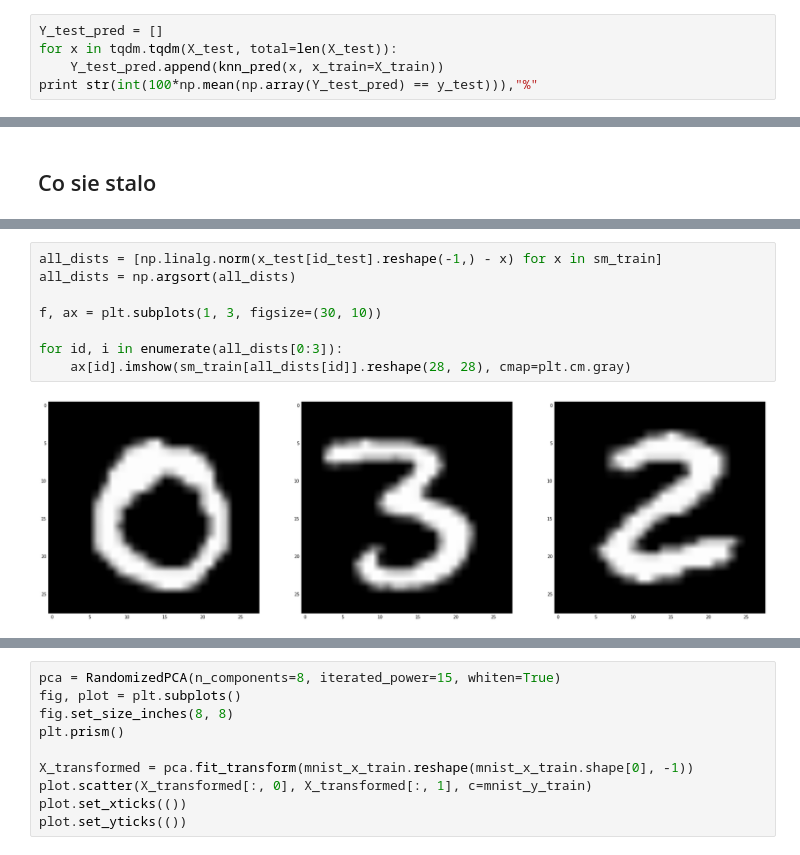
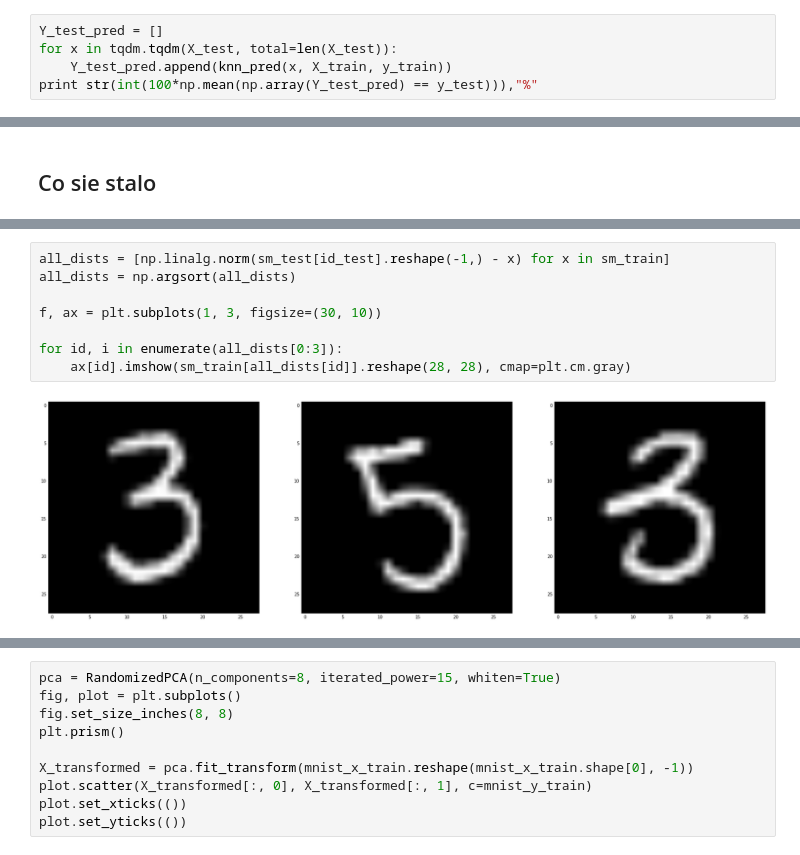
Before and after one commit to gmum/ml2017, a Jupyter notebook: L9.ipynb, the cells around one changed output, grey strips where cells are left out. Saved outputs shown, nothing was run; the diff lists cells and outputs as text.

```diff
--- a/L9.ipynb
+++ b/L9.ipynb
@@ -332,7 +333,7 @@ X_train, X_test, y_train, y_test = train_test_split(iris['data'], iris['target']
 # %%
 Y_test_pred = []
 for x in tqdm.tqdm(X_test, total=len(X_test)):
-    Y_test_pred.append(knn_pred(x, x_train=X_train))
+    Y_test_pred.append(knn_pred(x, X_train, y_train))
 print str(int(100*np.mean(np.array(Y_test_pred) == y_test))),"%"
 # %% [output]
 95 %
@@ -358,15 +359,15 @@ plt.imshow(x_test[id_test].reshape(28, 28), cmap=plt.cm.gray)
 <matplotlib.image.AxesImage at 0x...>
 [figure]
 # %%
-all_dists = [np.linalg.norm(x_test[id_test].reshape(-1,) - x) for x in sm_train]
+all_dists = [np.linalg.norm(sm_test[id_test].reshape(-1,) - x) for x in sm_train]
 all_dists = np.argsort(all_dists)
 
 f, ax = plt.subplots(1, 3, figsize=(30, 10))
 
 for id, i in enumerate(all_dists[0:3]):
     ax[id].imshow(sm_train[all_dists[id]].reshape(28, 28), cmap=plt.cm.gray)
 # %% [output]
-[figure, old version]
+[figure, new version]
 # %% [markdown]
 ## Nauka reprezentacji
 
```
Also changed, not shown: parts of 8 cells of this notebook.
